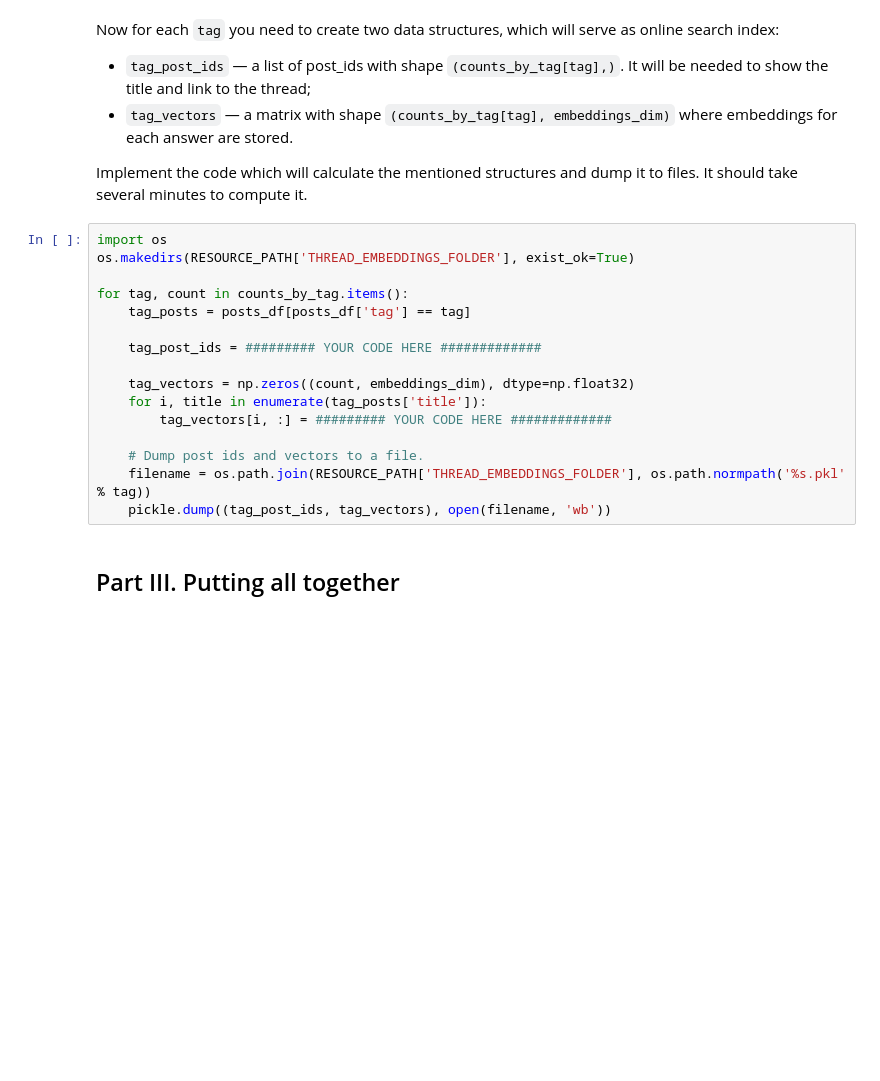
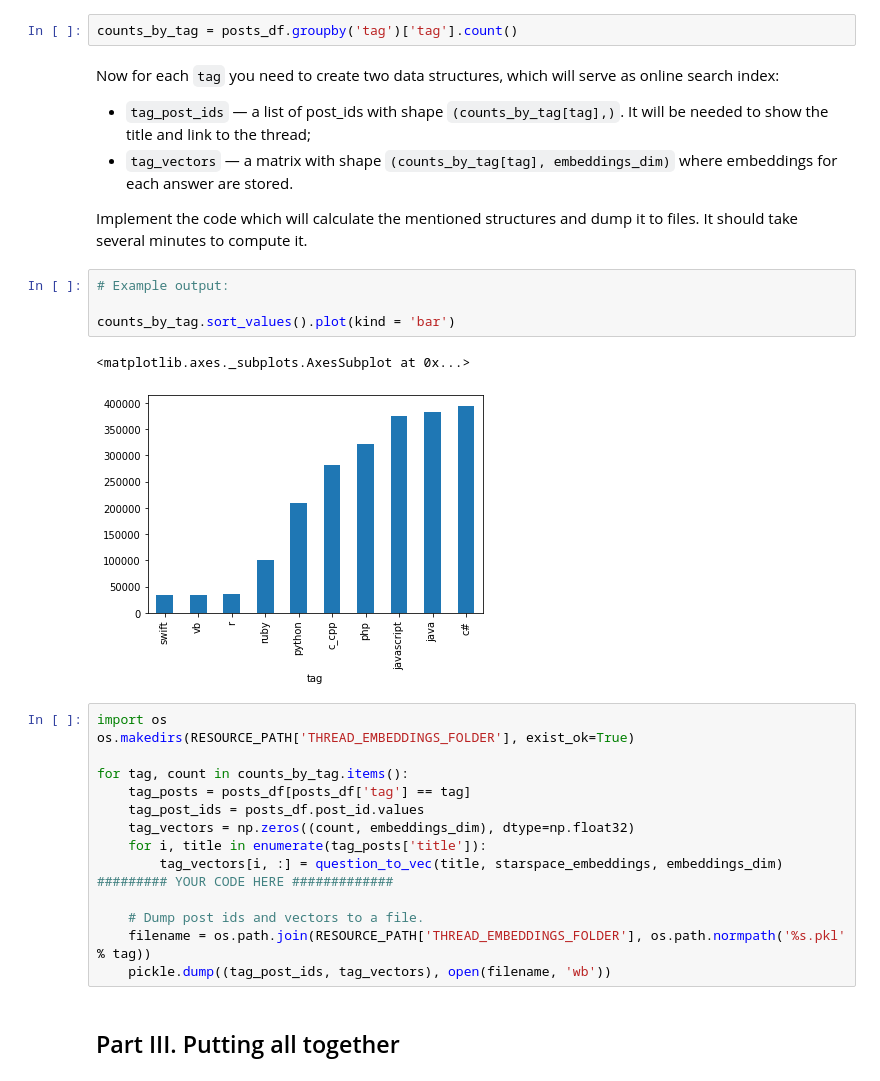
Before and after one commit to tabers77/Course-Advance-Machine-Learning-Specialization, a Jupyter notebook: NLP/week5/peer_assigment_week5_project.ipynb, the cells around one changed output. Saved outputs shown, nothing was run; the diff lists cells and outputs as text; blank space fills up the shorter version.

```diff
--- a/NLP/week5/peer_assigment_week5_project.ipynb
+++ b/NLP/week5/peer_assigment_week5_project.ipynb
@@ -197,21 +379,28 @@ counts_by_tag = ######### YOUR CODE HERE #############
+# %%
+counts_by_tag = posts_df.groupby('tag')['tag'].count()
 # %% [markdown]
 Now for each `tag` you need to create two data structures, which will serve as online search index:
 * `tag_post_ids` — a list of post_ids with shape `(counts_by_tag[tag],)`. It will be needed to show the title and link to the thread;
 * `tag_vectors` — a matrix with shape `(counts_by_tag[tag], embeddings_dim)` where embeddings for each answer are stored.
 
 Implement the code which will calculate the mentioned structures and dump it to files. It should take several minutes to compute it.
+# %%
+# Example output:
+
+counts_by_tag.sort_values().plot(kind = 'bar')
+# %% [output]
+<matplotlib.axes._subplots.AxesSubplot at 0x...>
+[figure, added]
 # %%
 import os
 os.makedirs(RESOURCE_PATH['THREAD_EMBEDDINGS_FOLDER'], exist_ok=True)
 
 for tag, count in counts_by_tag.items():
     tag_posts = posts_df[posts_df['tag'] == tag]
-
-    tag_post_ids = ######### YOUR CODE HERE #############
-
+    tag_post_ids = posts_df.post_id.values
     tag_vectors = np.zeros((count, embeddings_dim), dtype=np.float32)
     for i, title in enumerate(tag_posts['title']):
-        tag_vectors[i, :] = ######### YOUR CODE HERE #############
+        tag_vectors[i, :] = question_to_vec(title, starspace_embeddings, embeddings_dim) ######### YOUR CODE HERE #############
 
     # Dump post ids and vectors to a file.
     filename = os.path.join(RESOURCE_PATH['THREAD_EMBEDDINGS_FOLDER'], os.path.normpath('%s.pkl' % tag))
```
Also changed, not shown: parts of 42 cells of this notebook.
